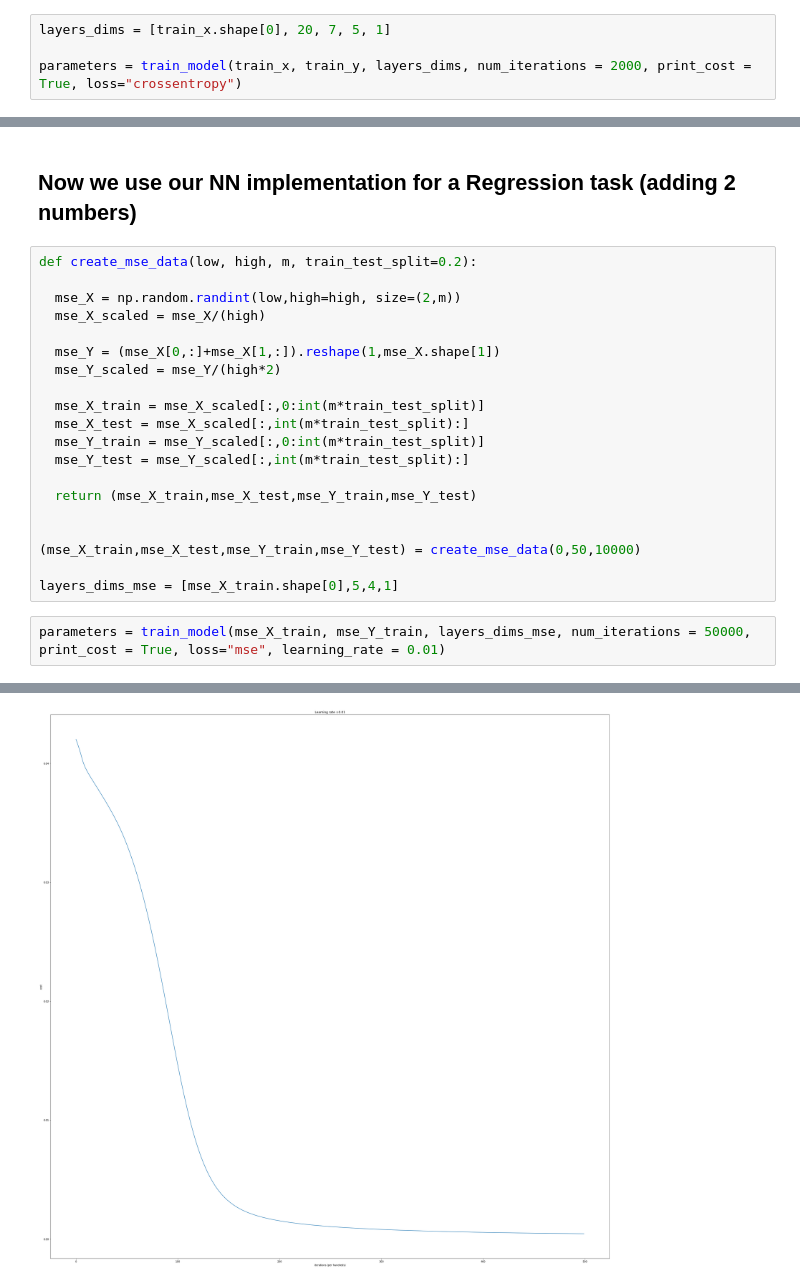
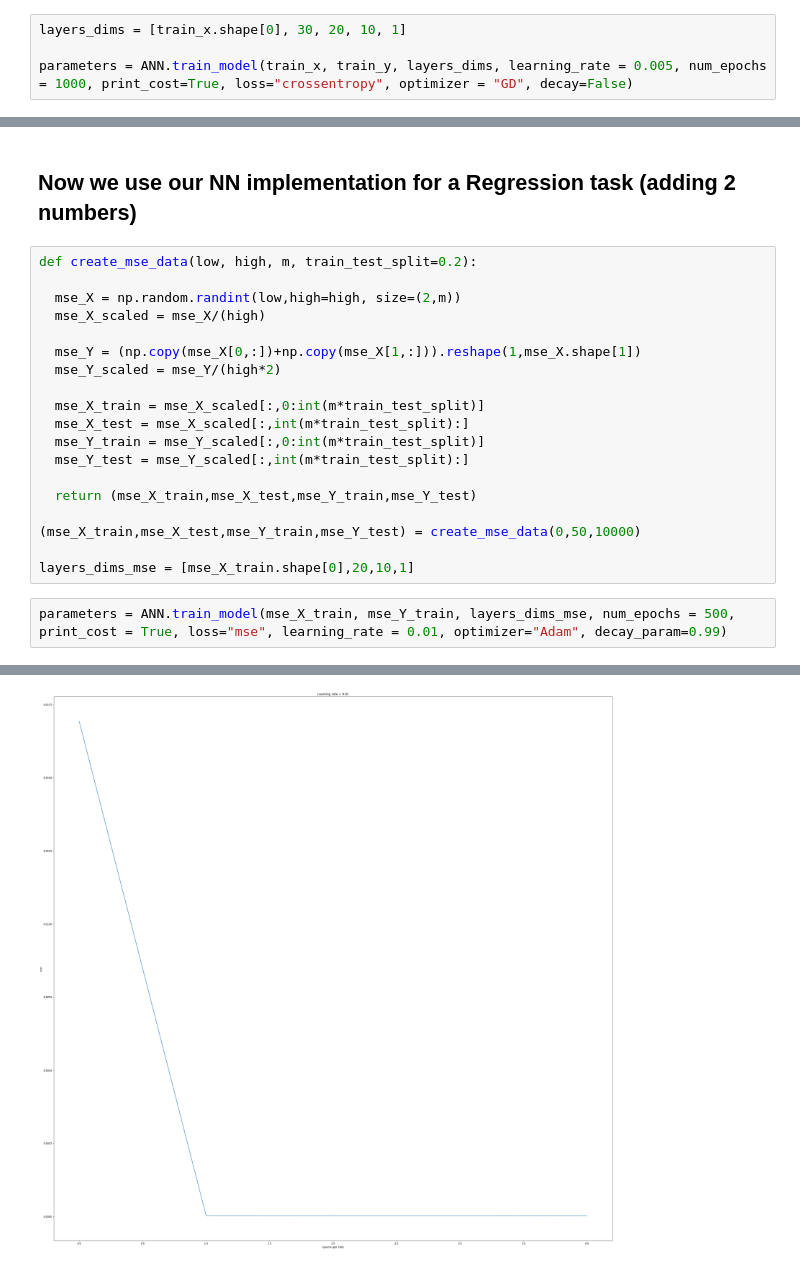
Before and after one commit to simonme42/ANN_experiments, a Jupyter notebook: ANN_from_scratch.ipynb, the cells around one changed output, grey strips where cells are left out. Cells and saved outputs as stored; diff of their text form.

```diff
--- a/ANN_from_scratch.ipynb
+++ b/ANN_from_scratch.ipynb
@@ -508,7 +61,7 @@ print ("test_x's shape: " + str(test_x.shape))
 train_x's shape: (12288, 209)
 test_x's shape: (12288, 50)
 # %%
-layers_dims = [train_x.shape[0], 20, 7, 5, 1]
+layers_dims = [train_x.shape[0], 30, 20, 10, 1]
 
-parameters = train_model(train_x, train_y, layers_dims, num_iterations = 2000, print_cost = True, loss="crossentropy")
+parameters = ANN.train_model(train_x, train_y, layers_dims, learning_rate = 0.005, num_epochs = 1000, print_cost=True, loss="crossentropy", optimizer = "GD", decay=False)
 # %% [output]
@@ -551,7 +95,7 @@ def create_mse_data(low, high, m, train_test_split=0.2):
   mse_X = np.random.randint(low,high=high, size=(2,m))
   mse_X_scaled = mse_X/(high)
 
-  mse_Y = (mse_X[0,:]+mse_X[1,:]).reshape(1,mse_X.shape[1])
+  mse_Y = (np.copy(mse_X[0,:])+np.copy(mse_X[1,:])).reshape(1,mse_X.shape[1])
   mse_Y_scaled = mse_Y/(high*2)
 
   mse_X_train = mse_X_scaled[:,0:int(m*train_test_split)]
@@ -561,10 +105,9 @@ def create_mse_data(low, high, m, train_test_split=0.2):
 
   return (mse_X_train,mse_X_test,mse_Y_train,mse_Y_test)
 
-
 (mse_X_train,mse_X_test,mse_Y_train,mse_Y_test) = create_mse_data(0,50,10000)
 
-layers_dims_mse = [mse_X_train.shape[0],5,4,1]
+layers_dims_mse = [mse_X_train.shape[0],20,10,1]
 # %%
-parameters = train_model(mse_X_train, mse_Y_train, layers_dims_mse, num_iterations = 50000, print_cost = True, loss="mse", learning_rate = 0.01)
+parameters = ANN.train_model(mse_X_train, mse_Y_train, layers_dims_mse, num_epochs = 500, print_cost = True, loss="mse", learning_rate = 0.01, optimizer="Adam", decay_param=0.99)
 # %% [output]
@@ -588,2 +120,2 @@ Cost after iteration 49900: 0.000445
-[figure, old version]
+[figure, new version]
 # %%
```
Also changed, not shown: parts of 15 cells of this notebook.
